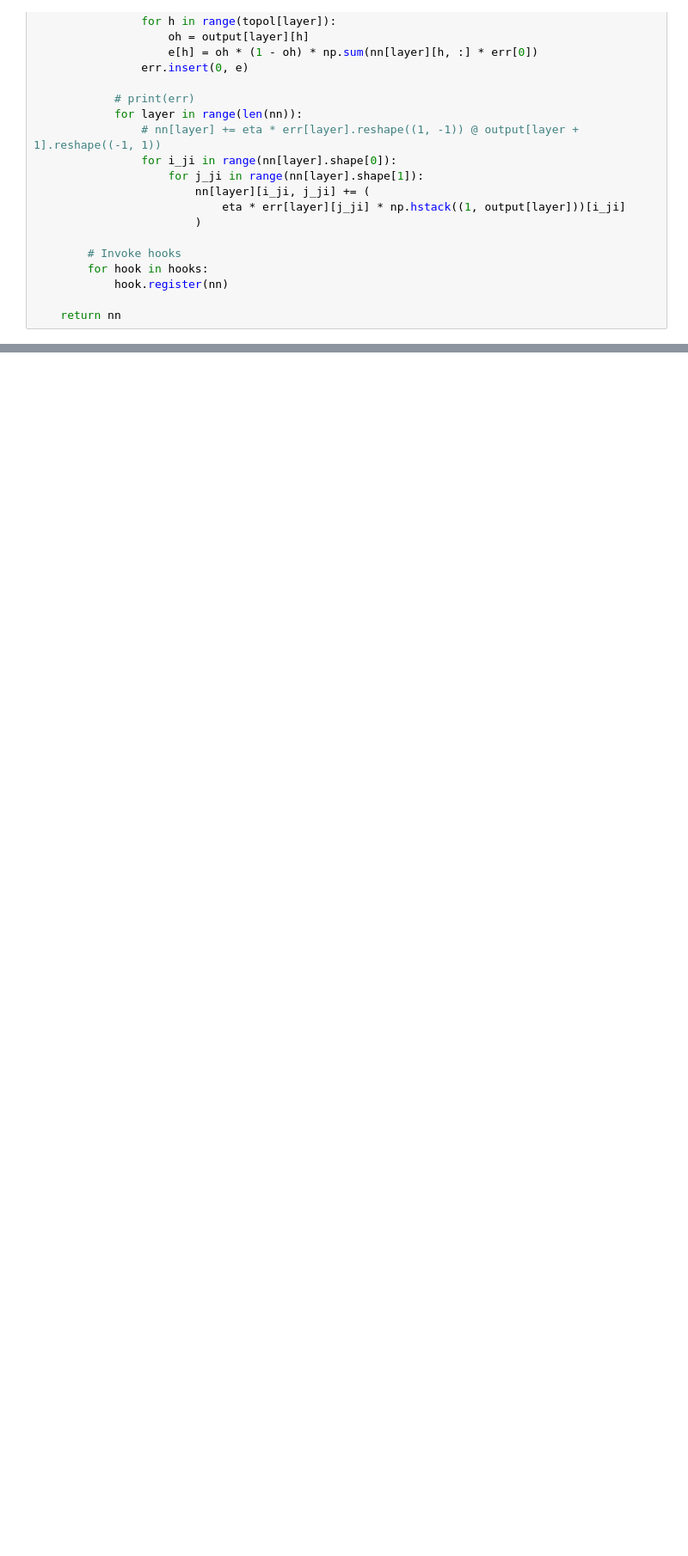
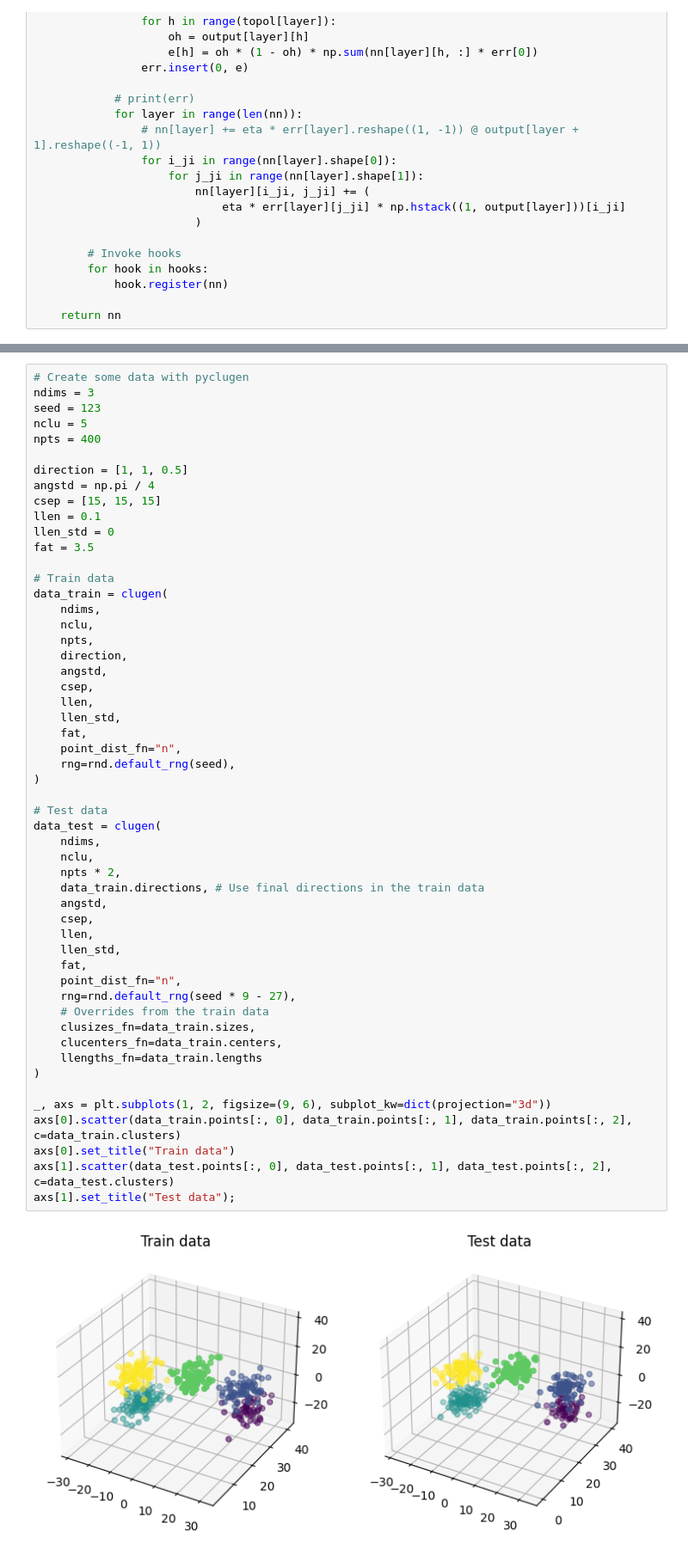
Before and after one commit to nunofachada/mlbook, a Jupyter notebook: 04_neuralnetworks/neuralnetworks.ipynb, the cells around one changed output, grey strips where cells are left out. Shown at 86% size. Saved outputs shown, nothing was run; the diff lists cells and outputs as text; blank space fills up the shorter version.

```diff
--- a/04_neuralnetworks/neuralnetworks.ipynb
+++ b/04_neuralnetworks/neuralnetworks.ipynb
@@ -152,0 +137,55 @@ plt.show()
+# %%
+# Create some data with pyclugen
+ndims = 3
+seed = 123
+nclu = 5
+npts = 400
+
+direction = [1, 1, 0.5]
+angstd = np.pi / 4
+csep = [15, 15, 15]
+llen = 0.1
+llen_std = 0
+fat = 3.5
+
+# Train data
+data_train = clugen(
+    ndims,
+    nclu,
+    npts,
+    direction,
+    angstd,
+    csep,
+    llen,
+    llen_std,
+    fat,
+    point_dist_fn="n",
+    rng=rnd.default_rng(seed),
+)
+
+# Test data
+data_test = clugen(
+    ndims,
+    nclu,
+    npts * 2,
+    data_train.directions, # Use final directions in the train data
+    angstd,
+    csep,
+    llen,
+    llen_std,
+    fat,
+    point_dist_fn="n",
+    rng=rnd.default_rng(seed * 9 - 27),
+    # Overrides from the train data
+    clusizes_fn=data_train.sizes,
+    clucenters_fn=data_train.centers,
+    llengths_fn=data_train.lengths
+)
+
+_, axs = plt.subplots(1, 2, figsize=(9, 6), subplot_kw=dict(projection="3d"))
+axs[0].scatter(data_train.points[:, 0], data_train.points[:, 1], data_train.points[:, 2], c=data_train.clusters)
+axs[0].set_title("Train data")
+axs[1].scatter(data_test.points[:, 0], data_test.points[:, 1], data_test.points[:, 2], c=data_test.clusters)
+axs[1].set_title("Test data");
+# %% [output]
+[figure, added]
```
Also changed, not shown: parts of 7 cells of this notebook.
